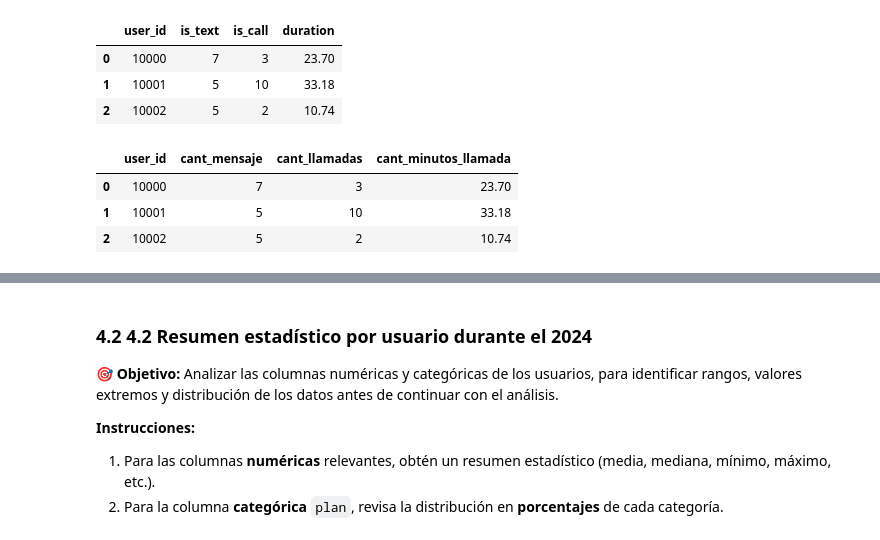
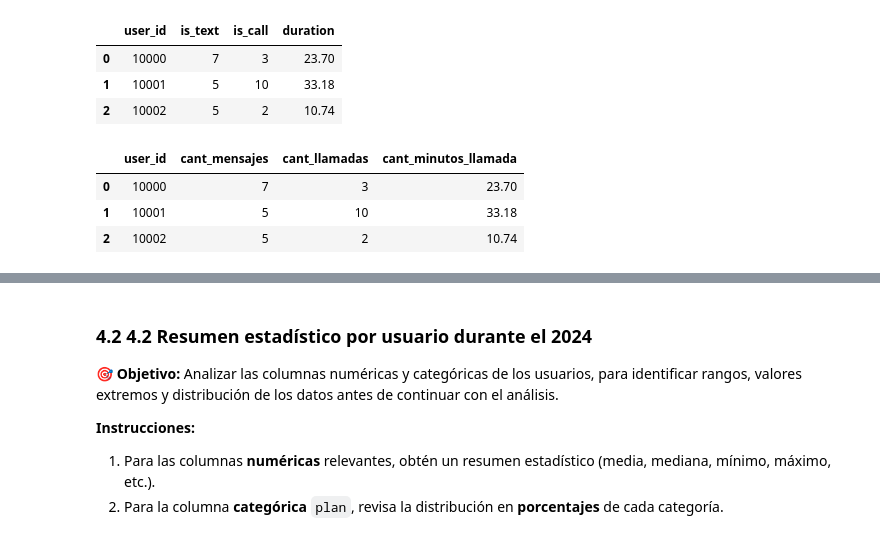
Before and after one commit to iralgom/telecom-analysis, a Jupyter notebook: S7 Version-Estudiante-Project-ConnectaTel.ipynb, the cells around one changed output, grey strips where cells are left out. Cells and saved outputs as stored; diff of their text form; code cells hidden in the pictures.

```diff
--- a/S7 Version-Estudiante-Project-ConnectaTel.ipynb
+++ b/S7 Version-Estudiante-Project-ConnectaTel.ipynb
@@ -511,16 +717,16 @@ usage_agg.head(3)
 # %%
 # Renombrar columnas
 usage_agg = usage_agg.rename(
     columns = {
-        'is_text' : 'cant_mensaje',
+        'is_text' : 'cant_mensajes',
         'is_call' : 'cant_llamadas',
         'duration' : 'cant_minutos_llamada'
     }
 )
 # observar resultado
 usage_agg.head(3)
 # %% [output]
-|  | user_id | cant_mensaje | cant_llamadas | cant_minutos_llamada |
+|  | user_id | cant_mensajes | cant_llamadas | cant_minutos_llamada |
 | 0 | 10000 | 7 | 3 | 23.70 |
 | 1 | 10001 | 5 | 10 | 33.18 |
 | 2 | 10002 | 5 | 2 | 10.74 |
```
Also changed, not shown: parts of 40 cells of this notebook.
